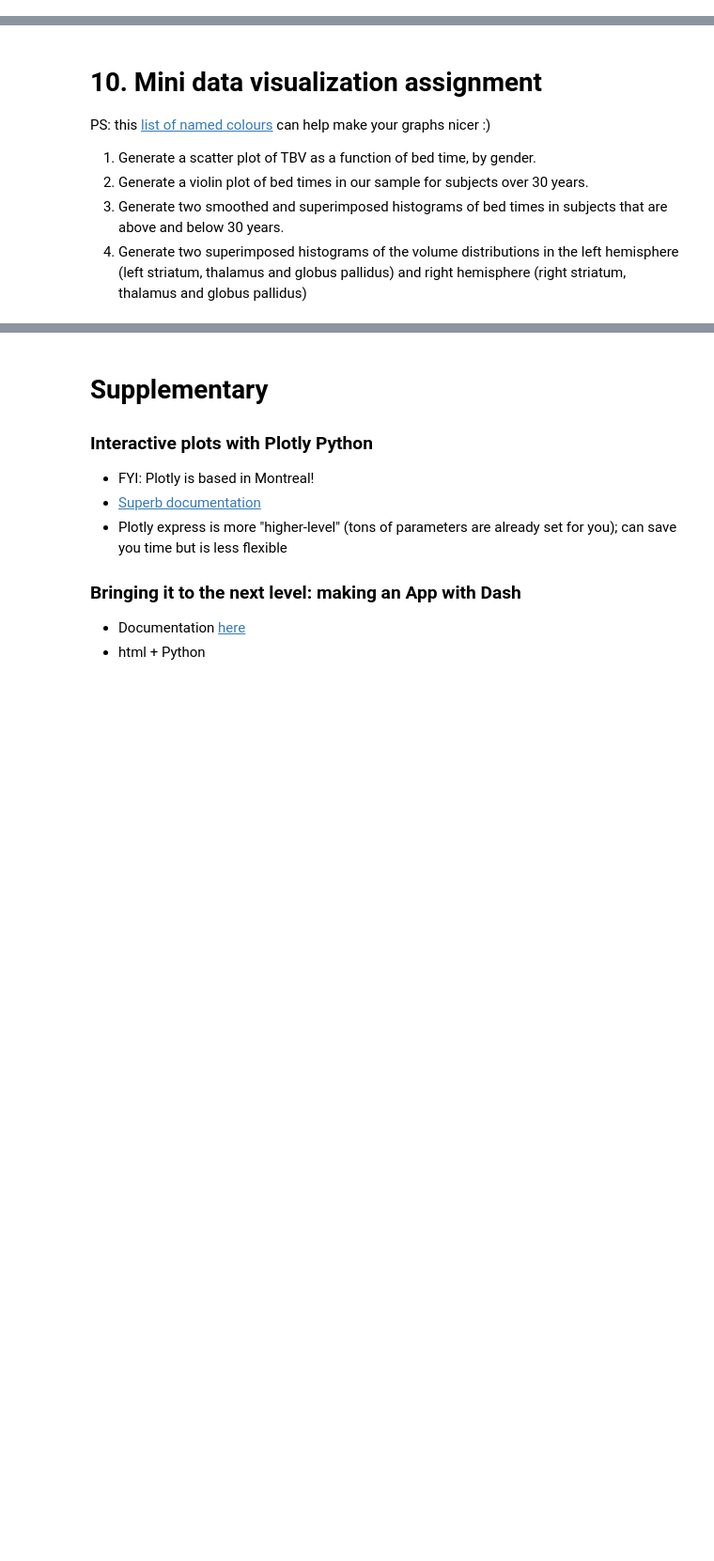
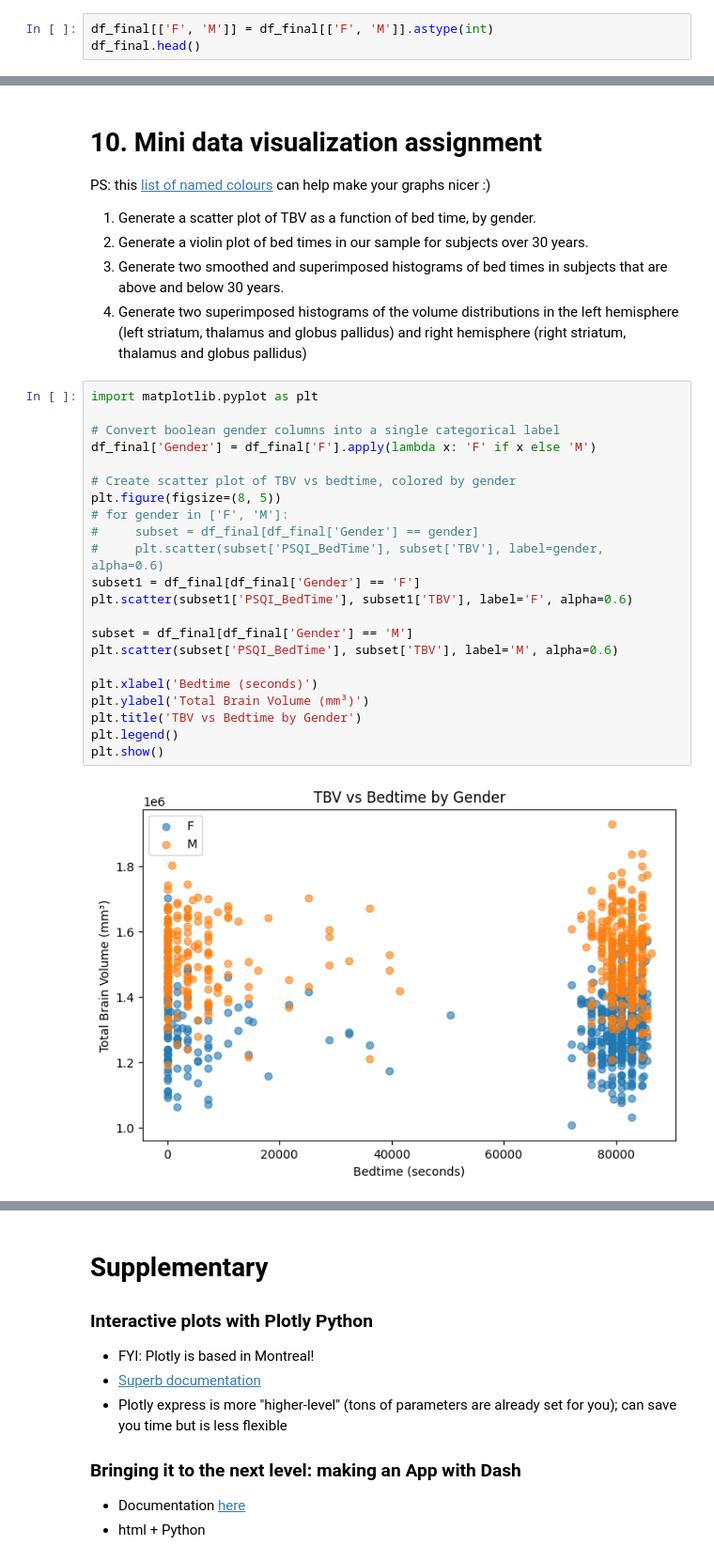
Before and after one commit to nazaninmehregan/AI4Goodlab2025, a Jupyter notebook: CSV_preparation.ipynb, the cells around one changed output, grey strips where cells are left out. Shown at 94% size. Drawn from its saved outputs; the diff is of its cells as text; blank space fills up the shorter version.

Commit message:
added plots

```diff
--- a/CSV_preparation.ipynb
+++ b/CSV_preparation.ipynb
@@ -477,3 +477,6 @@ df_final.head()
 | 3 | 100610 | 26-30 | 21:30:00 | 23.0 | 0.0 | 12280.0 | 196.88 | ... |
 | 4 | 101006 | 31-35 | 23:00:00 | 11.0 | 8.0 | 6569.0 | 140.63 | ... |
 5 rows × 35 columns
+# %%
+df_final[['F', 'M']] = df_final[['F', 'M']].astype(int)
+df_final.head()
@@ -797,3 +921,27 @@ PS: this [list of named colours](https://matplotlib.org/3.5.0/gallery/color/name
 <li>Generate two smoothed and superimposed histograms of bed times in subjects that are above and below 30 years.</li>
 <li>Generate two superimposed histograms of the volume distributions in the left hemisphere (left striatum, thalamus and globus pallidus) and right hemisphere (right striatum, thalamus and globus pallidus)</li>
 </ol>
+# %%
+import matplotlib.pyplot as plt
+
+# Convert boolean gender columns into a single categorical label
+df_final['Gender'] = df_final['F'].apply(lambda x: 'F' if x else 'M')
+
+# Create scatter plot of TBV vs bedtime, colored by gender
+plt.figure(figsize=(8, 5))
+# for gender in ['F', 'M']:
+#     subset = df_final[df_final['Gender'] == gender]
+#     plt.scatter(subset['PSQI_BedTime'], subset['TBV'], label=gender, alpha=0.6)
+subset1 = df_final[df_final['Gender'] == 'F']
+plt.scatter(subset1['PSQI_BedTime'], subset1['TBV'], label='F', alpha=0.6)
+
+subset = df_final[df_final['Gender'] == 'M']
+plt.scatter(subset['PSQI_BedTime'], subset['TBV'], label='M', alpha=0.6)
+
+plt.xlabel('Bedtime (seconds)')
+plt.ylabel('Total Brain Volume (mm³)')
+plt.title('TBV vs Bedtime by Gender')
+plt.legend()
+plt.show()
+# %% [output]
+[figure, added]
```
Also changed, not shown: parts of 23 cells of this notebook.
